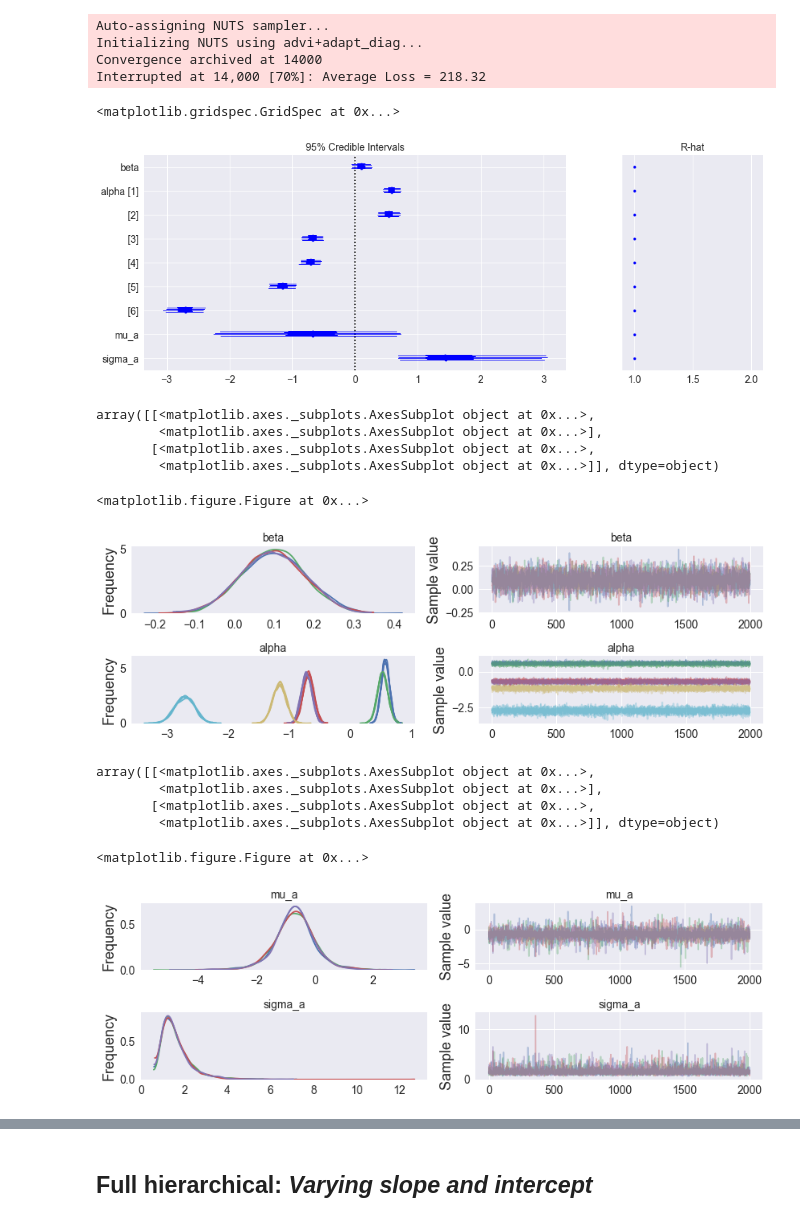
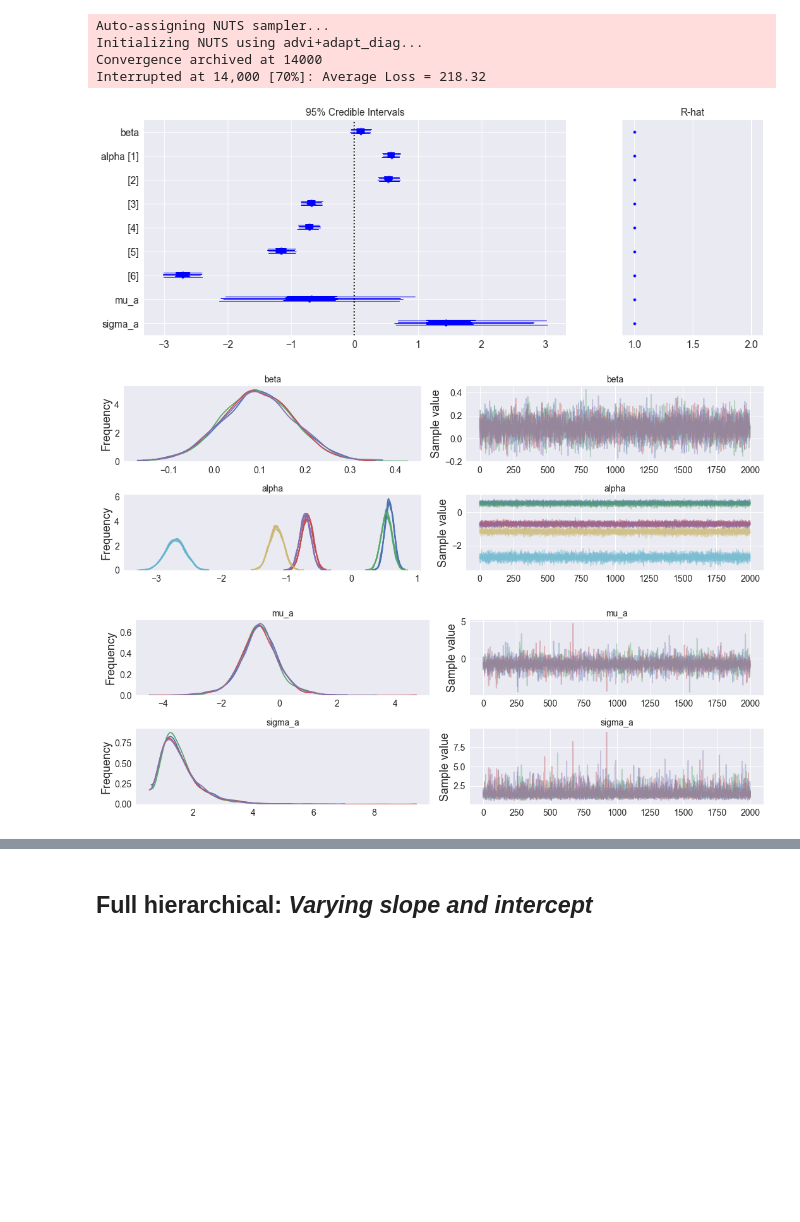
Before and after one commit to agarbuno/bayesreg, a Jupyter notebook: tutorial-p2.ipynb, the cells around one changed output, grey strips where cells are left out. Saved outputs shown, nothing was run; the diff lists cells and outputs as text; code cells hidden in the pictures; blank space fills up the shorter version.

```diff
--- a/tutorial-p2.ipynb
+++ b/tutorial-p2.ipynb
@@ -183,0 +191,12 @@ for i in range(0,len(phat)-1,2):
+# %%
+with Model() as funpooled_model:
+    # Priors in regression coefficients
+    beta = Normal('beta', 0, sd=1e1, shape=n_depts)
+    alpha = Normal('alpha', 0, sd = 1e1, shape=n_depts)
+    # Linear model
+    theta = alpha[dept] + beta[dept] * gender
+
+    # To get posterior samples set as a deterministic transformation
+    p = pm.Deterministic('p', pm.invlogit(theta))
+
+    y = Binomial('y', n = df.applications, p = p, observed = df.admit)
@@ -281,31 +325,18 @@ Initializing NUTS using advi+adapt_diag...
 Convergence archived at 14000
 Interrupted at 14,000 [70%]: Average Loss = 218.32
 # %%
-plt.figure(figsize=(15, 5))
-forestplot(hierarchical_trace[1000:], varnames = ['beta', 'alpha', 'mu_a', 'sigma_a'])
+_ = plt.figure(figsize=(15, 5))
+forestplot(hierarchical_trace[1000:], varnames = ['beta', 'alpha', 'mu_a', 'sigma_a']);
 # %% [output]
-<matplotlib.gridspec.GridSpec at 0x...>
 [figure]
 # %%
-plt.figure(figsize=(15, 5))
-pm.traceplot(hierarchical_trace[1000:], varnames = ['beta', 'alpha'])
+pm.traceplot(hierarchical_trace[1000:], varnames = ['beta', 'alpha'], figsize =(15,5));
 # %% [output]
-array([[<matplotlib.axes._subplots.AxesSubplot object at 0x...>,
-        <matplotlib.axes._subplots.AxesSubplot object at 0x...>],
-       [<matplotlib.axes._subplots.AxesSubplot object at 0x...>,
-        <matplotlib.axes._subplots.AxesSubplot object at 0x...>]], dtype=object)
-<matplotlib.figure.Figure at 0x...>
-[figure, old version]
+[figure, new version]
 # %%
-plt.figure(figsize=(15, 5))
-pm.traceplot(hierarchical_trace[1000:], varnames = ['mu_a', 'sigma_a'])
+pm.traceplot(hierarchical_trace[1000:], varnames = ['mu_a', 'sigma_a'], figsize = (15,5));
 # %% [output]
-array([[<matplotlib.axes._subplots.AxesSubplot object at 0x...>,
-        <matplotlib.axes._subplots.AxesSubplot object at 0x...>],
-       [<matplotlib.axes._subplots.AxesSubplot object at 0x...>,
-        <matplotlib.axes._subplots.AxesSubplot object at 0x...>]], dtype=object)
-<matplotlib.figure.Figure at 0x...>
-[figure, old version]
+[figure, new version]
 # %%
 phat_hierarchical = pd.Series(hierarchical_trace[n_warm:]['p'].mean(axis = 0))
 pstd_hierarchical = np.sqrt(phat_hierarchical*(1 - phat_hierarchical)/dfsort.applications)
```
Also changed, not shown: parts of 23 cells of this notebook.
